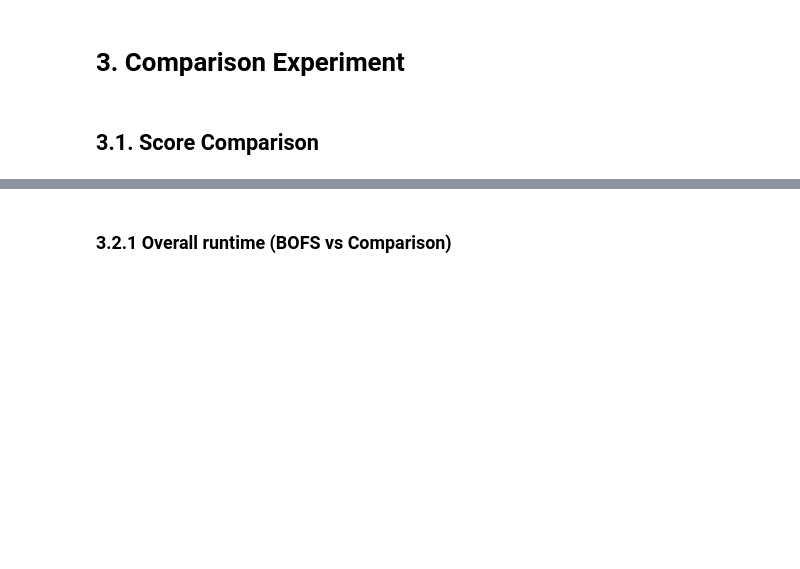
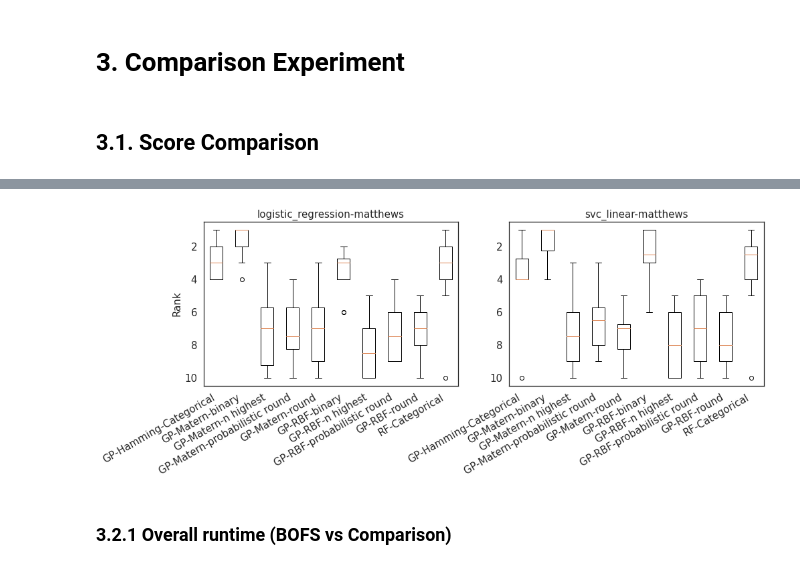
Before and after one commit to patrickehrler/meta-modelling-feature-selection, a Jupyter notebook: jupyter-notebook/evaluation.ipynb, the cells around one changed output, grey strips where cells are left out. Saved outputs shown, nothing was run; the diff lists cells and outputs as text; code cells hidden in the pictures; blank space fills up the shorter version.

```diff
--- a/jupyter-notebook/evaluation.ipynb
+++ b/jupyter-notebook/evaluation.ipynb
@@ -335,6 +371,62 @@ all_withoutfs_data_grouped_estimator = all_withoutfs_data.groupby(["Estimator",
 for name, group in all_bayopt_data_grouped_estimator:
     plot = createAverageScoreComparisonChart(group, all_comparison_data_grouped_estimator.get_group(name), all_withoutfs_data_grouped_estimator.get_group(name))
     plot.savefig(comparison_experiment_output_path + "score_comparison_barchart_" + name[0] + "_" + name[1] + ".pdf", format="pdf", bbox_inches = "tight")
+# %%
+# create BOFS rank boxplot
+def createBOFSRankBoxplot(bayopt_data):
+    all_bayopt_data_grouped_estimator = all_bayopt_data.groupby(["Estimator", "Metric"])
+
+    # init dict
+    data_dict = dict()
+    for name_estimator, group_estimator in all_bayopt_data_grouped_estimator:
+        label_estimator = name_estimator[0] + "-" + name_estimator[1]
+        data_dict[label_estimator] = {}
+        grouped_approaches = group_estimator.groupby(["Approach", "Learning Method", "Kernel", "Discretization Method", "Acquisition Function", "n_features"])
+        for name_approach, _ in grouped_approaches:
+            label_approaches = name_approach[1] + "-" + name_approach[2] + "-" + name_approach[3]
+            data_dict[label_estimator][label_approaches] = []
+
+    # calculate ranks
+    for name_estimator, group_estimator in all_bayopt_data_grouped_estimator:
+        all_bayopt_data_grouped_did = group_estimator.groupby(["did"])
+        estimator_label = name_estimator[0] + "-" + name_estimator[1]
+        for name_did, group_did in all_bayopt_data_grouped_did:
+            sorted_group = group_did.sort_values(["Testing Score"], ascending=False).reset_index(drop=True)
+            for index, row in sorted_group.iterrows():
+                row_label = row[1] + "-" + row[2] + "-" + row[3]
+                data_dict[estimator_label][row_label].append(index+1)
+    df = pd.DataFrame(data_dict)
+
+    labels = []
+    for x in df.index:
+        if x == "RF---Categorical":
+            labels.append("RF-Categorical")
+        else:
+            labels.append(x)
+
+    fig, (ax1, ax2) = plt.subplots(1, 2, figsize=(15,5))
+    ax1.boxplot(df[df.columns[0]])
+    ax1.set_title(df.columns[0], fontsize=15)
+    ax1.set_ylim(0.5,10.5)
+    ax1.set_xticklabels(labels)
+    ax1.tick_params(labelsize=15)
+    ax1.set_ylabel('Rank', size=15)
+    ax1.invert_yaxis()
+    ax2.boxplot(df[df.columns[1]])
+    ax2.set_title(df.columns[1], fontsize=15)
+    ax2.set_ylim(0.5,10.5)
+    ax2.set_xticklabels(labels)
+    ax2.tick_params(labelsize=15)
+    ax2.invert_yaxis()
+
+    fig.autofmt_xdate()
+
+    return fig
+
+rank_boxplot = createBOFSRankBoxplot(all_bayopt_data)
+rank_boxplot.savefig(comparison_experiment_output_path + "rank_box_plot.pdf", format="pdf", bbox_inches = "tight")
+# %% [output]
+[figure, added]
 # %%
 def createCorrelationMatrixOnlyBayopt(bayopt_data):
     grouped_bayopt_df = bayopt_data.groupby(["Approach", "Learning Method", "Kernel", "Discretization Method", "Acquisition Function", "n_features"])
```
Also changed, not shown: parts of 6 cells of this notebook.
